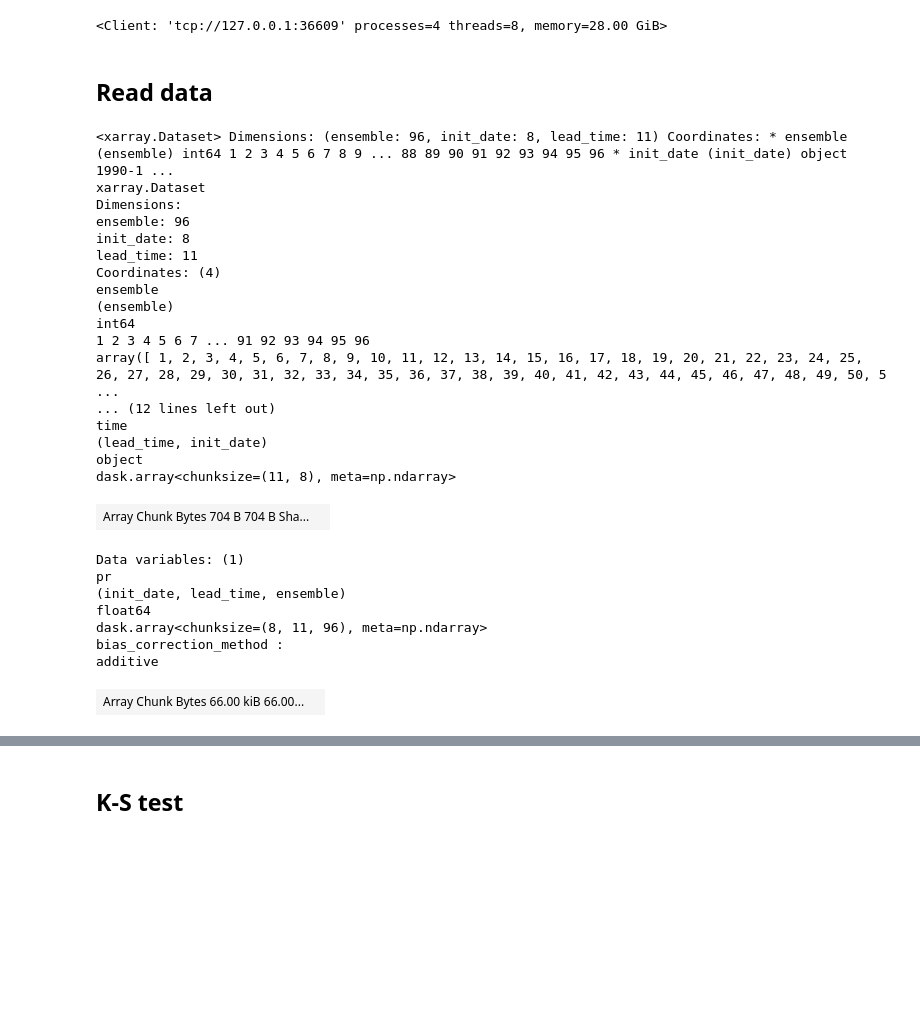
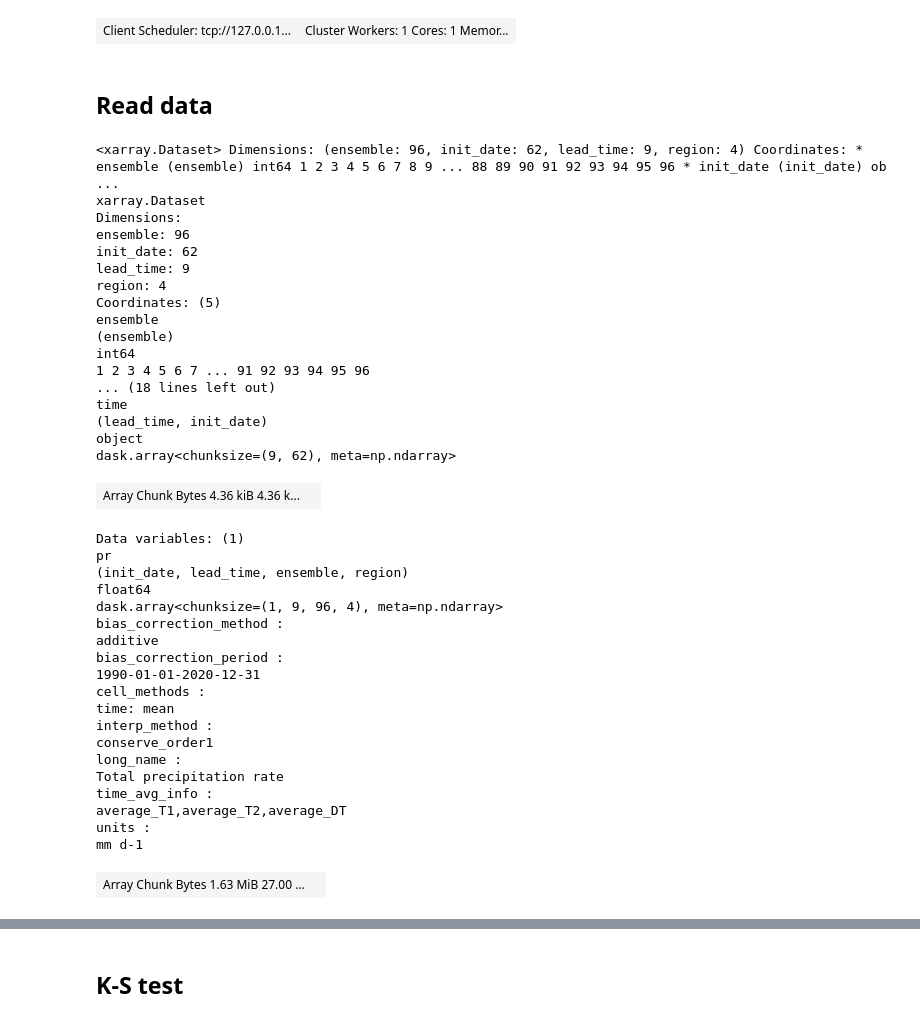
Before and after one commit to AusClimateService/unseen, a Jupyter notebook: notebooks/fidelity.ipynb, the cells around one changed output, grey strips where cells are left out. Drawn from its saved outputs; the diff is of its cells as text; code cells hidden in the pictures; blank space fills up the shorter version.

```diff
--- a/notebooks/fidelity.ipynb
+++ b/notebooks/fidelity.ipynb
@@ -13,40 +14,52 @@ cluster = LocalCluster()
 client = Client(cluster)
-# %%
-client
-# %% [output]
-<Client: 'tcp://127.0.0.1:36609' processes=4 threads=8, memory=28.00 GiB>
+# %%
+client
+# %% [output]
+| Client Scheduler: tcp://127.0.0.1... | Cluster Workers: 1 Cores: 1 Memor... |
 # %% [markdown]
 ## Read data
 # %%
-cafe_file = '/g/data/xv83/dbi599/pr_cafe-c5-d60-pX-f6_awap-additive-correction_19900501-19931101_A-DEC-sum_cafe-grid-TAS-POINT.zarr.zip'
+cafe_file = '/g/data/xv83/dbi599/pr_cafe-c5-d60-pX-f6_19900501-20201101_A-DEC-mean_wheat-sheep-mean_bias-corrected-awap-additive.zarr.zip'
 ds_cafe = fileio.open_file(cafe_file)
 ds_cafe
 # %% [output]
-<xarray.Dataset> Dimensions: (ensemble: 96, init_date: 8, lead_time: 11) Coordinates: * ensemble (ensemble) int64 1 2 3 4 5 6 7 8 9 ... 88 89 90 91 92 93 94 95 96 * init_date (init_date) object 1990-1 ...
+<xarray.Dataset> Dimensions: (ensemble: 96, init_date: 62, lead_time: 9, region: 4) Coordinates: * ensemble (ensemble) int64 1 2 3 4 5 6 7 8 9 ... 88 89 90 91 92 93 94 95 96 * init_date (init_date) ob ...
 xarray.Dataset
 Dimensions:
 ensemble: 96
-init_date: 8
-lead_time: 11
-Coordinates: (4)
+init_date: 62
+lead_time: 9
+region: 4
+Coordinates: (5)
 ensemble
 (ensemble)
 int64
 1 2 3 4 5 6 7 ... 91 92 93 94 95 96
-array([ 1, 2, 3, 4, 5, 6, 7, 8, 9, 10, 11, 12, 13, 14, 15, 16, 17, 18, 19, 20, 21, 22, 23, 24, 25, 26, 27, 28, 29, 30, 31, 32, 33, 34, 35, 36, 37, 38, 39, 40, 41, 42, 43, 44, 45, 46, 47, 48, 49, 50, 5 ...
-... (12 lines left out)
+... (18 lines left out)
 time
 (lead_time, init_date)
 object
-dask.array<chunksize=(11, 8), meta=np.ndarray>
+dask.array<chunksize=(9, 62), meta=np.ndarray>
-| Array Chunk Bytes 704 B 704 B Sha... |  |
+| Array Chunk Bytes 4.36 kiB 4.36 k... |  |
 Data variables: (1)
 pr
-(init_date, lead_time, ensemble)
+(init_date, lead_time, ensemble, region)
 float64
-dask.array<chunksize=(8, 11, 96), meta=np.ndarray>
+dask.array<chunksize=(1, 9, 96, 4), meta=np.ndarray>
 bias_correction_method :
 additive
+bias_correction_period :
+1990-01-01-2020-12-31
+cell_methods :
+time: mean
+interp_method :
+conserve_order1
+long_name :
+Total precipitation rate
+time_avg_info :
+average_T1,average_T2,average_DT
+units :
+mm d-1
-| Array Chunk Bytes 66.00 kiB 66.00... |  |
+| Array Chunk Bytes 1.63 MiB 27.00 ... |  |
 Attributes: (1)
 history :
```
Also changed, not shown: parts of 17 cells of this notebook.
